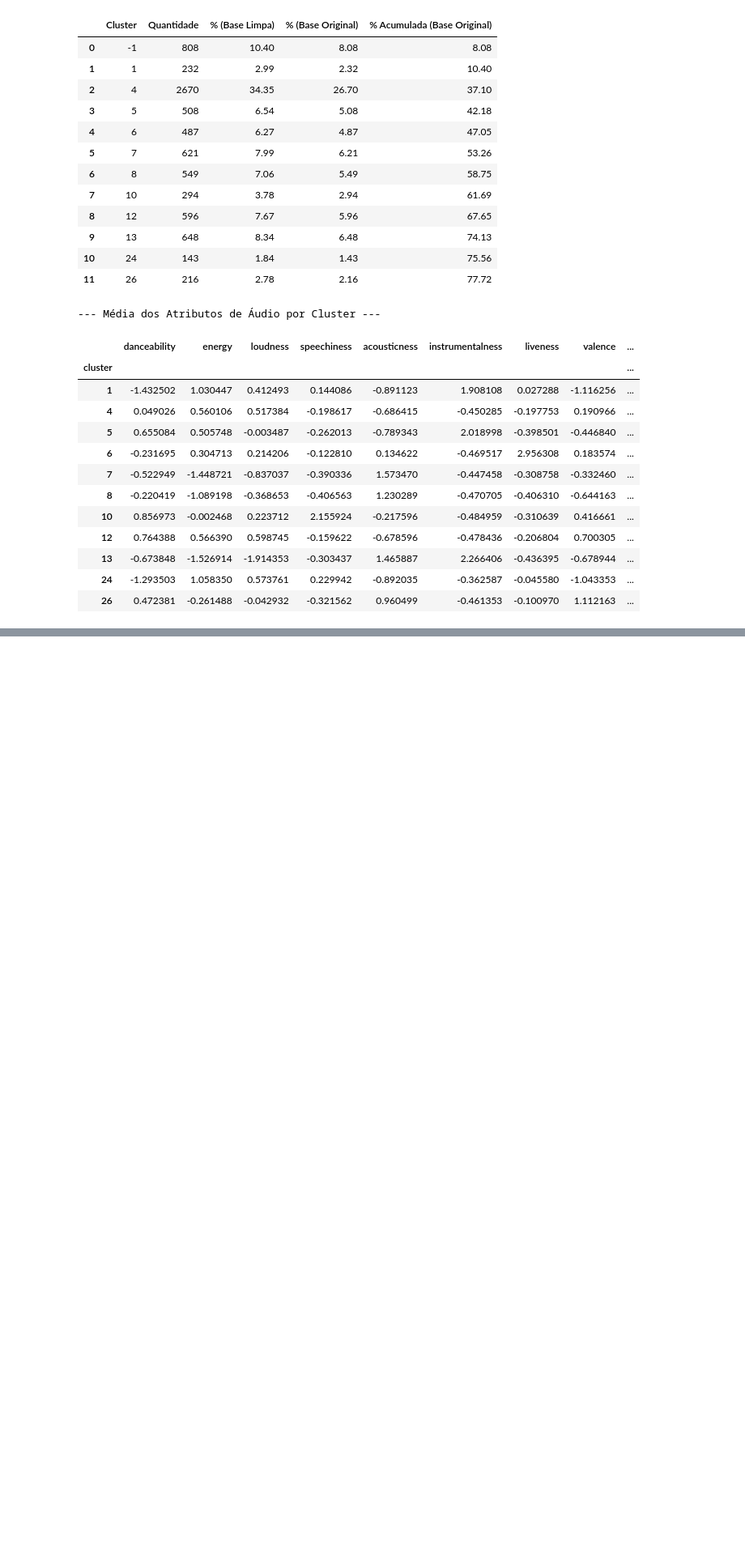
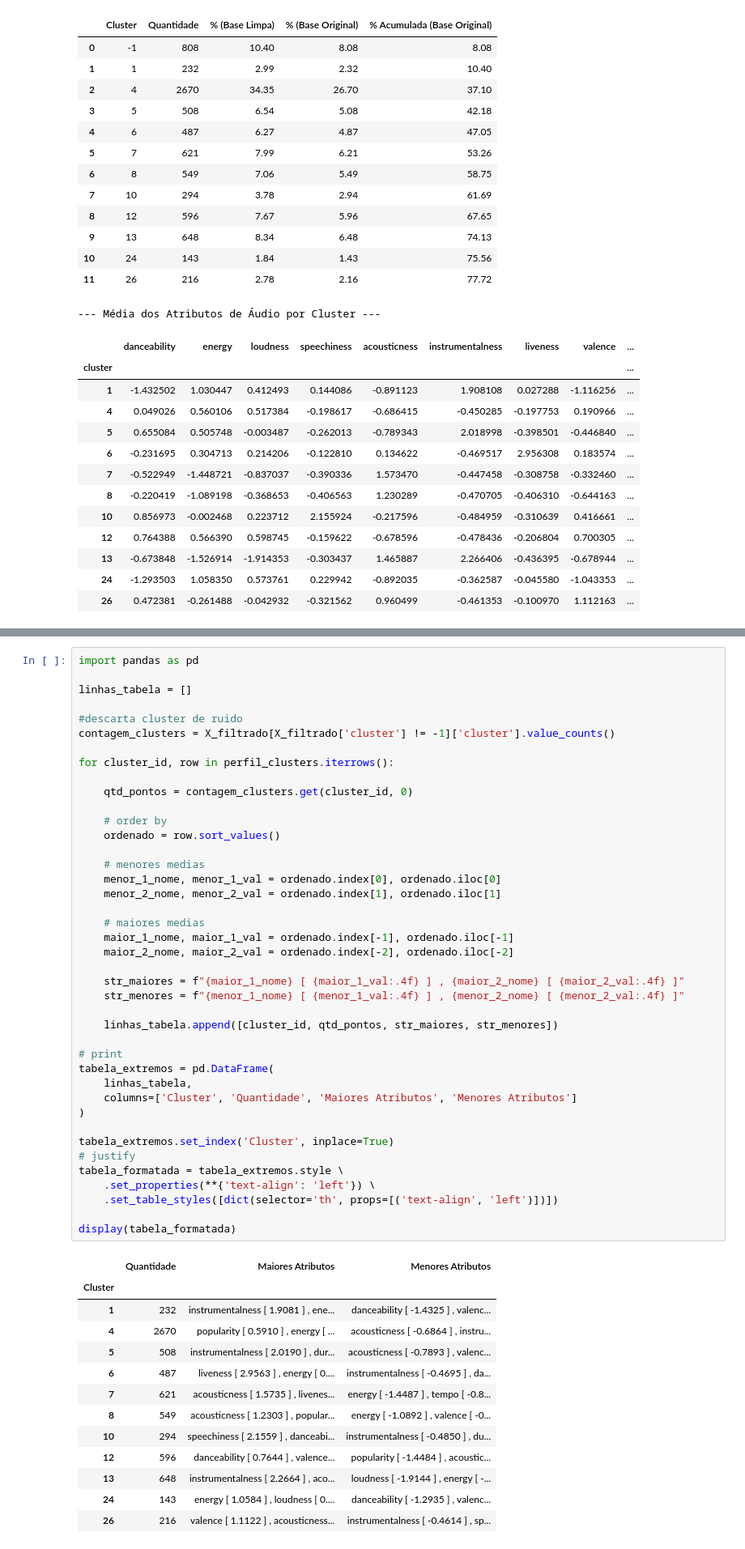
Before and after one commit to YagoGomesDaSilva/Aprendizado-de-Maquina--Nao-Supervisionado, a Jupyter notebook: Atividade_III_Unidade_Jupyter.ipynb, the cells around one changed output, grey strips where cells are left out. Shown at 81% size. Cells and saved outputs as stored; diff of their text form; blank space fills up the shorter version.

```diff
--- a/Atividade_III_Unidade_Jupyter.ipynb
+++ b/Atividade_III_Unidade_Jupyter.ipynb
@@ -350,0 +357,55 @@ Porcentagem total retida (incluindo ruído): 77.72%
+# %%
+import pandas as pd
+
+linhas_tabela = []
+
+#descarta cluster de ruido
+contagem_clusters = X_filtrado[X_filtrado['cluster'] != -1]['cluster'].value_counts()
+
+for cluster_id, row in perfil_clusters.iterrows():
+
+    qtd_pontos = contagem_clusters.get(cluster_id, 0)
+
+    # order by
+    ordenado = row.sort_values()
+
+    # menores medias
+    menor_1_nome, menor_1_val = ordenado.index[0], ordenado.iloc[0]
+    menor_2_nome, menor_2_val = ordenado.index[1], ordenado.iloc[1]
+
+    # maiores medias
+    maior_1_nome, maior_1_val = ordenado.index[-1], ordenado.iloc[-1]
+    maior_2_nome, maior_2_val = ordenado.index[-2], ordenado.iloc[-2]
+
+    str_maiores = f"{maior_1_nome} [ {maior_1_val:.4f} ] , {maior_2_nome} [ {maior_2_val:.4f} ]"
+    str_menores = f"{menor_1_nome} [ {menor_1_val:.4f} ] , {menor_2_nome} [ {menor_2_val:.4f} ]"
+
+    linhas_tabela.append([cluster_id, qtd_pontos, str_maiores, str_menores])
+
+# print
+tabela_extremos = pd.DataFrame(
+    linhas_tabela,
+    columns=['Cluster', 'Quantidade', 'Maiores Atributos', 'Menores Atributos']
+)
+
+tabela_extremos.set_index('Cluster', inplace=True)
+# justify
+tabela_formatada = tabela_extremos.style \
+    .set_properties(**{'text-align': 'left'}) \
+    .set_table_styles([dict(selector='th', props=[('text-align', 'left')])])
+
+display(tabela_formatada)
+# %% [output]
+|  | Quantidade | Maiores Atributos | Menores Atributos |
+| Cluster |  |  |  |
+| 1 | 232 | instrumentalness [ 1.9081 ] , ene... | danceability [ -1.4325 ] , valenc... |
+| 4 | 2670 | popularity [ 0.5910 ] , energy [ ... | acousticness [ -0.6864 ] , instru... |
+| 5 | 508 | instrumentalness [ 2.0190 ] , dur... | acousticness [ -0.7893 ] , valenc... |
+| 6 | 487 | liveness [ 2.9563 ] , energy [ 0.... | instrumentalness [ -0.4695 ] , da... |
+| 7 | 621 | acousticness [ 1.5735 ] , livenes... | energy [ -1.4487 ] , tempo [ -0.8... |
+| 8 | 549 | acousticness [ 1.2303 ] , popular... | energy [ -1.0892 ] , valence [ -0... |
+| 10 | 294 | speechiness [ 2.1559 ] , danceabi... | instrumentalness [ -0.4850 ] , du... |
+| 12 | 596 | danceability [ 0.7644 ] , valence... | popularity [ -1.4484 ] , acoustic... |
+| 13 | 648 | instrumentalness [ 2.2664 ] , aco... | loudness [ -1.9144 ] , energy [ -... |
+| 24 | 143 | energy [ 1.0584 ] , loudness [ 0.... | danceability [ -1.2935 ] , valenc... |
+| 26 | 216 | valence [ 1.1122 ] , acousticness... | instrumentalness [ -0.4614 ] , sp... |
```
Also changed, not shown: parts of 3 cells of this notebook.
